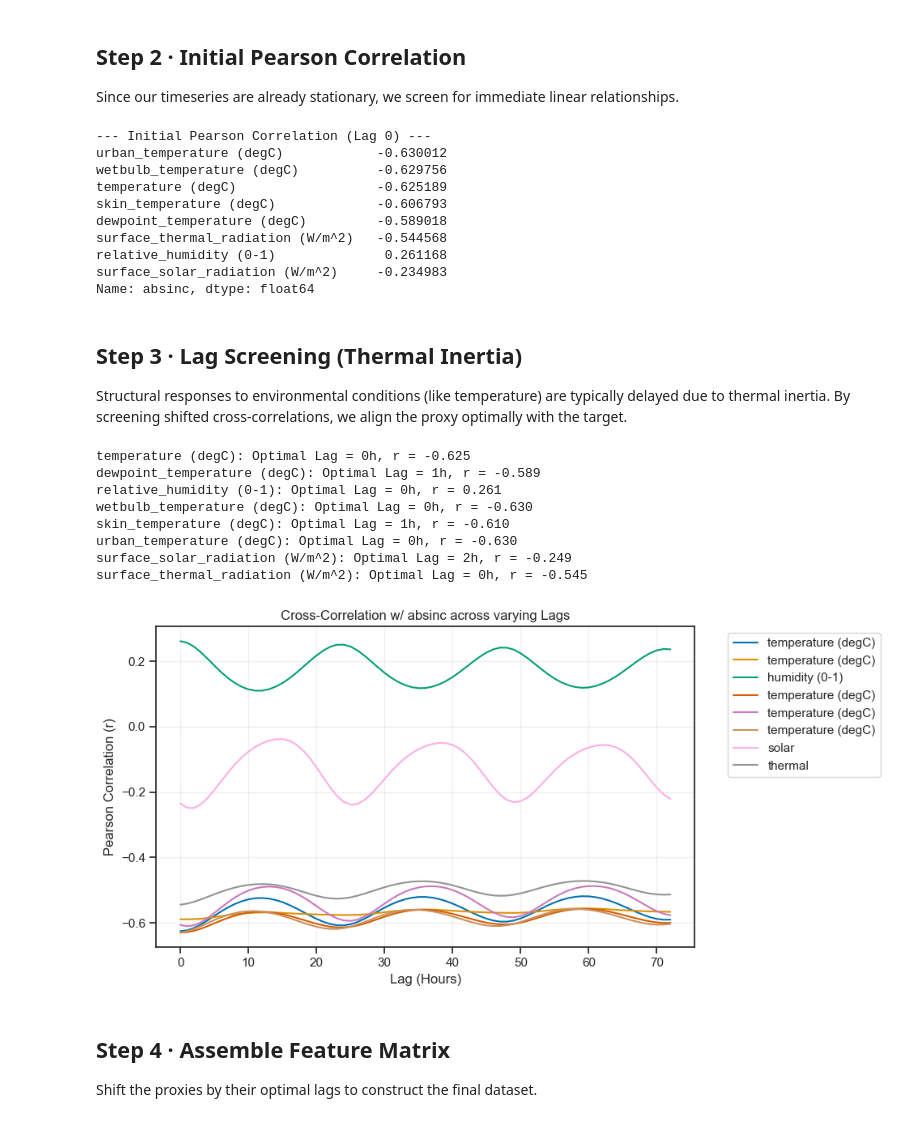
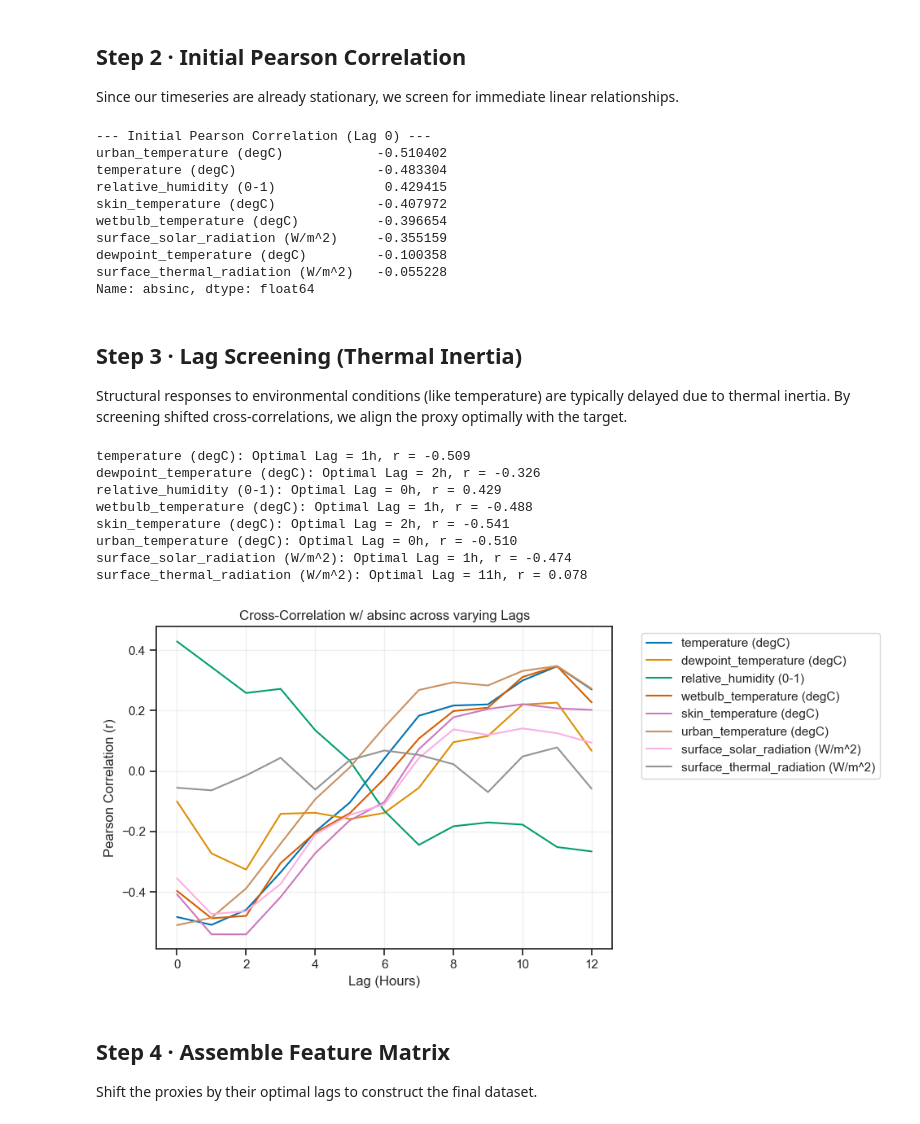
Before and after one commit to eugeniomoreira-iaud/heritageshm, a Jupyter notebook: 02_Proxy_Validation_and_Lags.ipynb, the cells around one changed output. Drawn from its saved outputs; the diff is of its cells as text; code cells hidden in the pictures.

Commit message:
updating notebook 02

```diff
--- a/02_Proxy_Validation_and_Lags.ipynb
+++ b/02_Proxy_Validation_and_Lags.ipynb
@@ -19,19 +19,19 @@ import warnings
 warnings.filterwarnings("ignore")
 
 sys.path.insert(0, os.path.abspath('..'))
-from heritageshm.diagnostics import shift_and_correlate
+from heritageshm.diagnostics import shift_and_correlate, test_signal_stationarity
 from heritageshm.viz import apply_theme
 
 apply_theme(context='notebook')
 
 # ── Paths ──────────────────────────────────────────────────────────────────────
 DATA_PATH   = "data/interim/aligned/st02_aligned_dataset.csv"
-OUTPUT_PATH = "data/processed/feature_matrix.parquet"
+OUTPUT_PATH = "data/processed/feature_matrix.csv"
 FIG_PATH    = "outputs/figures/"
 
 # ── Config ────────────────────────────────────────────────────────────────────
 TARGET      = "absinc"
-MAX_LAG_H   = 72          # maximum lag to screen (hours); 72h = 3 days thermal memory
+MAX_LAG_H   = 12          # maximum lag to screen (hours); 72h = 3 days thermal memory
 LAG_STEP    = 1           # step in hours
 # %% [markdown]
 ## Step 1 · Load Data
@@ -88,7 +88,7 @@ for ax, proxy in zip(axes, proxies):
 
     lines_1, labels_1 = ax.get_legend_handles_labels()
     lines_2, labels_2 = ax2.get_legend_handles_labels()
-    ax.legend(lines_1 + lines_2, labels_1 + labels_2, loc='upper left')
+    # ax.legend(lines_1 + lines_2, labels_1 + labels_2, loc='upper left')
 
 plt.tight_layout()
 plt.show()
@@ -96,0 +104,28 @@ plt.show()
+# %%
+# --- Identify longest contiguous non-missing block of the target ---
+target_series = df[TARGET].dropna()
+
+expected_step = pd.Timedelta('1h')  # must match TARGET_FREQ from Notebook 01
+time_diffs = target_series.index.to_series().diff()
+breaks = time_diffs[time_diffs > expected_step * 1.5].index
+
+block_starts = [target_series.index[0]] + list(breaks)
+block_ends   = list(breaks - expected_step) + [target_series.index[-1]]
+block_lengths_h = [(e - s).total_seconds() / 3600 for s, e in zip(block_starts, block_ends)]
+
+longest_idx = int(pd.Series(block_lengths_h).idxmax())
+REF_START   = block_starts[longest_idx]
+REF_END     = block_ends[longest_idx]
+
+print(f"Longest contiguous block : {REF_START} → {REF_END}")
+print(f"Duration                 : {block_lengths_h[longest_idx]:.0f} h "
+      f"({block_lengths_h[longest_idx] / 24:.1f} days)")
+
+# Slice to reference window
+df_ref = df.loc[REF_START:REF_END].copy()
+
+# --- Build first-differenced DataFrame for correlation screening ---
+df_diff = df_ref[[TARGET] + proxies].diff().dropna()
+
+print(f"\nReference window shape   : {df_ref.shape}")
+print(f"Differenced shape        : {df_diff.shape}")
@@ -99,19 +140,19 @@ plt.show()
 Since our timeseries are already stationary, we screen for immediate linear relationships.
 # %%
 # Calculate Pearson correlation for all proxies
-initial_corrs = df[[TARGET] + proxies].corr()[TARGET].drop(TARGET).sort_values(key=abs, ascending=False)
+initial_corrs = df_diff.corr()[TARGET].drop(TARGET).sort_values(key=abs, ascending=False)
 print("--- Initial Pearson Correlation (Lag 0) ---")
 print(initial_corrs)
 # %% [output]
 --- Initial Pearson Correlation (Lag 0) ---
-urban_temperature (degC)            -0.630012
-wetbulb_temperature (degC)          -0.629756
-temperature (degC)                  -0.625189
-skin_temperature (degC)             -0.606793
-dewpoint_temperature (degC)         -0.589018
-surface_thermal_radiation (W/m^2)   -0.544568
-relative_humidity (0-1)              0.261168
-surface_solar_radiation (W/m^2)     -0.234983
+urban_temperature (degC)            -0.510402
+temperature (degC)                  -0.483304
+relative_humidity (0-1)              0.429415
+skin_temperature (degC)             -0.407972
+wetbulb_temperature (degC)          -0.396654
+surface_solar_radiation (W/m^2)     -0.355159
+dewpoint_temperature (degC)         -0.100358
+surface_thermal_radiation (W/m^2)   -0.055228
 Name: absinc, dtype: float64
 # %% [markdown]
 ## Step 3 · Lag Screening (Thermal Inertia)
@@ -119,37 +160,37 @@ Structural responses to environmental conditions (like temperature) are typicall
 # %%
 optimal_lags = {}
 plt.figure(figsize=(10, 5))
 
 for proxy in proxies:
-    lags, corrs = shift_and_correlate(df, TARGET, proxy, MAX_LAG_H, LAG_STEP)
+    lags, corrs = shift_and_correlate(df_diff, TARGET, proxy, MAX_LAG_H, LAG_STEP)
 
     # Find lag with maximum absolute correlation
     max_idx = np.argmax(np.abs(corrs))
     best_lag = lags[max_idx]
     best_corr = corrs[max_idx]
 
     optimal_lags[proxy] = best_lag
 
     print(f"{proxy}: Optimal Lag = {best_lag}h, r = {best_corr:.3f}")
-    plt.plot(lags, corrs, label=proxy.split('_')[1] if '_' in proxy else proxy)
+    plt.plot(lags, corrs, label=proxy)
 
 plt.title(f"Cross-Correlation w/ {TARGET} across varying Lags")
 plt.xlabel("Lag (Hours)")
 plt.ylabel("Pearson Correlation (r)")
 plt.legend(bbox_to_anchor=(1.05, 1), loc='upper left')
 plt.grid(True, alpha=0.3)
 plt.tight_layout()
 plt.show()
 # %% [output]
-temperature (degC): Optimal Lag = 0h, r = -0.625
-dewpoint_temperature (degC): Optimal Lag = 1h, r = -0.589
-relative_humidity (0-1): Optimal Lag = 0h, r = 0.261
-wetbulb_temperature (degC): Optimal Lag = 0h, r = -0.630
-skin_temperature (degC): Optimal Lag = 1h, r = -0.610
-urban_temperature (degC): Optimal Lag = 0h, r = -0.630
-surface_solar_radiation (W/m^2): Optimal Lag = 2h, r = -0.249
-surface_thermal_radiation (W/m^2): Optimal Lag = 0h, r = -0.545
+temperature (degC): Optimal Lag = 1h, r = -0.509
+dewpoint_temperature (degC): Optimal Lag = 2h, r = -0.326
+relative_humidity (0-1): Optimal Lag = 0h, r = 0.429
+wetbulb_temperature (degC): Optimal Lag = 1h, r = -0.488
+skin_temperature (degC): Optimal Lag = 2h, r = -0.541
+urban_temperature (degC): Optimal Lag = 0h, r = -0.510
+surface_solar_radiation (W/m^2): Optimal Lag = 1h, r = -0.474
+surface_thermal_radiation (W/m^2): Optimal Lag = 11h, r = 0.078
-[figure, old version]
+[figure, new version]
 # %% [markdown]
 ## Step 4 · Assemble Feature Matrix
 Shift the proxies by their optimal lags to construct the final dataset.
```
Also changed, not shown: parts of 4 cells of this notebook, 5 other files.
